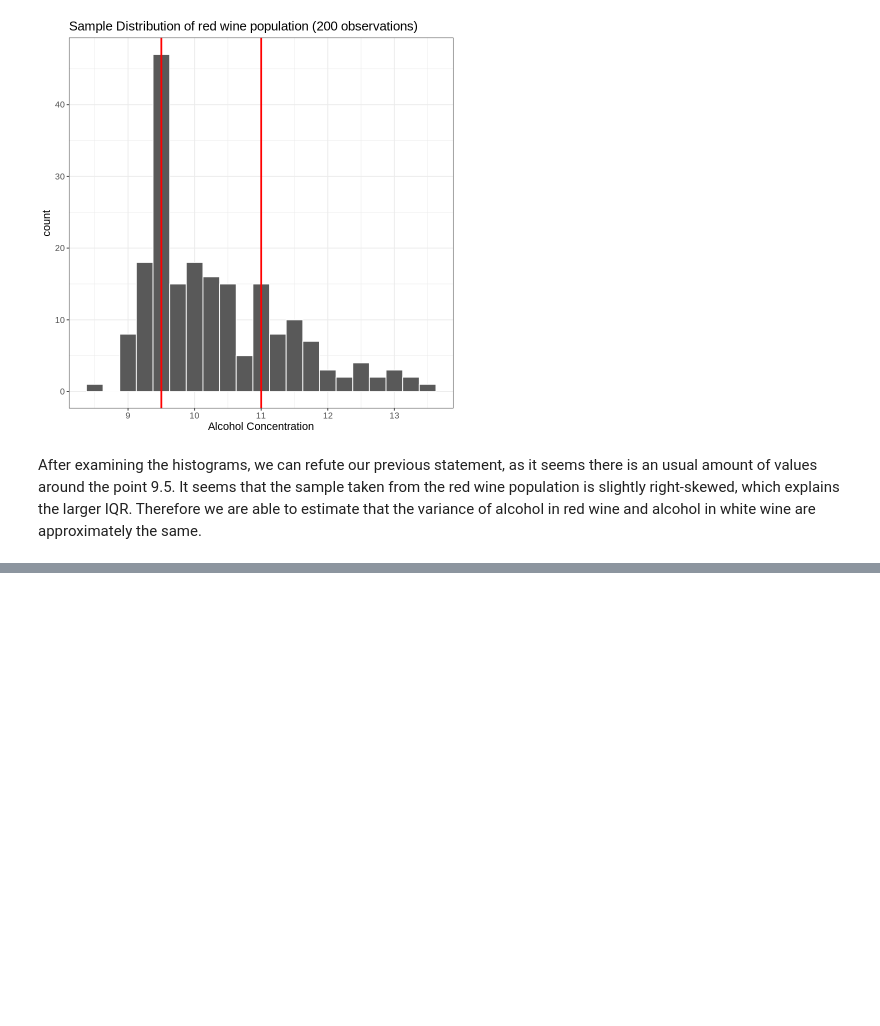
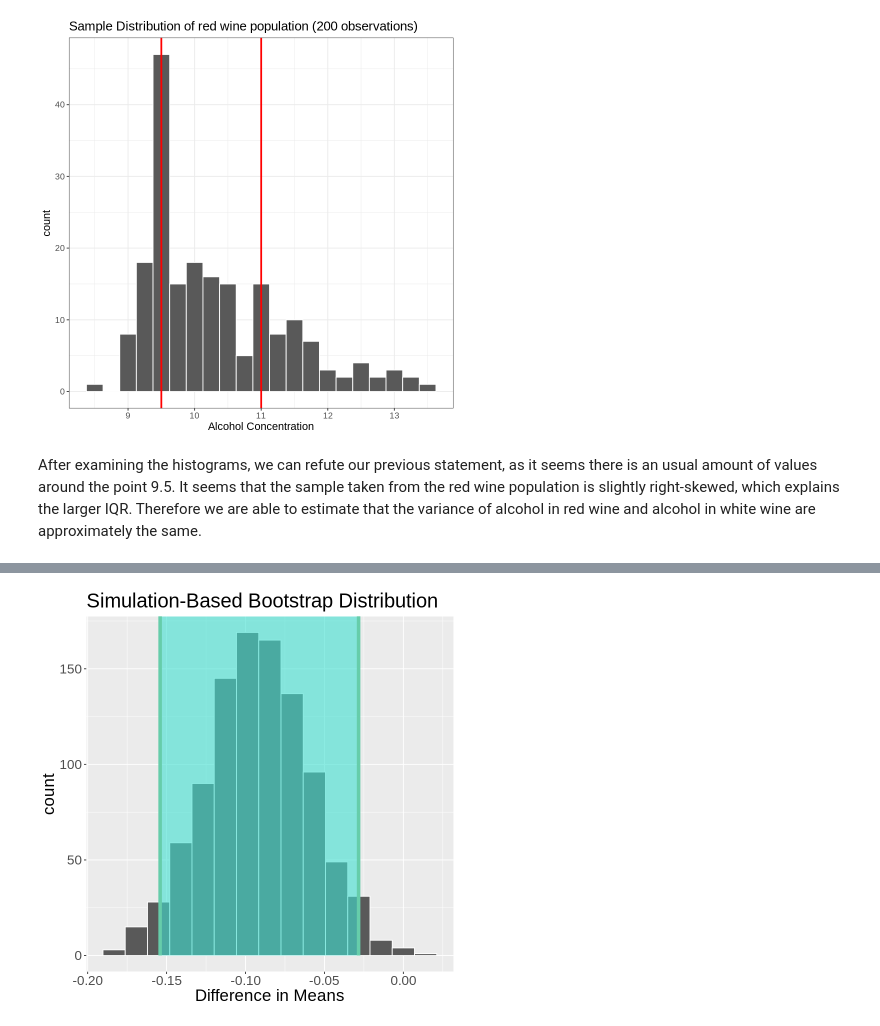
Before and after one commit to Jaskaran1116/STAT-201-Group-Project-23, a Jupyter notebook: analysis.ipynb, the cells around one changed output, grey strips where cells are left out. Drawn from its saved outputs; the diff is of its cells as text; code cells hidden in the pictures; blank space fills up the shorter version.

```diff
--- a/analysis.ipynb
+++ b/analysis.ipynb
@@ -479,0 +571,8 @@ Er, Yeşim. “The Classification of White Wine and Red Wine According to Their
+# %%
+# Finding bootstrap distribution for the difference in means
+diff_in_means_bootstrap_dist <-
+    alcohol_data %>%
+    specify(formula = alcohol ~ type) %>%
+    generate(reps = 1000, type = "bootstrap") %>%
+    calculate(stat = "diff in means", order = c("red", "white"))
+head(diff_in_means_bootstrap_dist)
@@ -479,0 +589,6 @@ Er, Yeşim. “The Classification of White Wine and Red Wine According to Their
+# %%
+# Finding the 95% confidence interval
+diff_in_means_ci <-
+    diff_in_means_bootstrap_dist %>%
+    get_confidence_interval(level = 0.95, type = "percentile")
+diff_in_means_ci
@@ -479,0 +600,10 @@ Er, Yeşim. “The Classification of White Wine and Red Wine According to Their
+# %%
+# Plotting the difference in means
+diff_in_means_ci_plot <-
+    visualize(diff_in_means_bootstrap_dist) +
+    shade_confidence_interval(endpoints = diff_in_means_ci) +
+    theme(text = element_text(size = 20)) +
+    xlab("Difference in Means")
+diff_in_means_ci_plot
+# %% [output]
+[figure, added]
```
Also changed, not shown: parts of 14 cells of this notebook.
